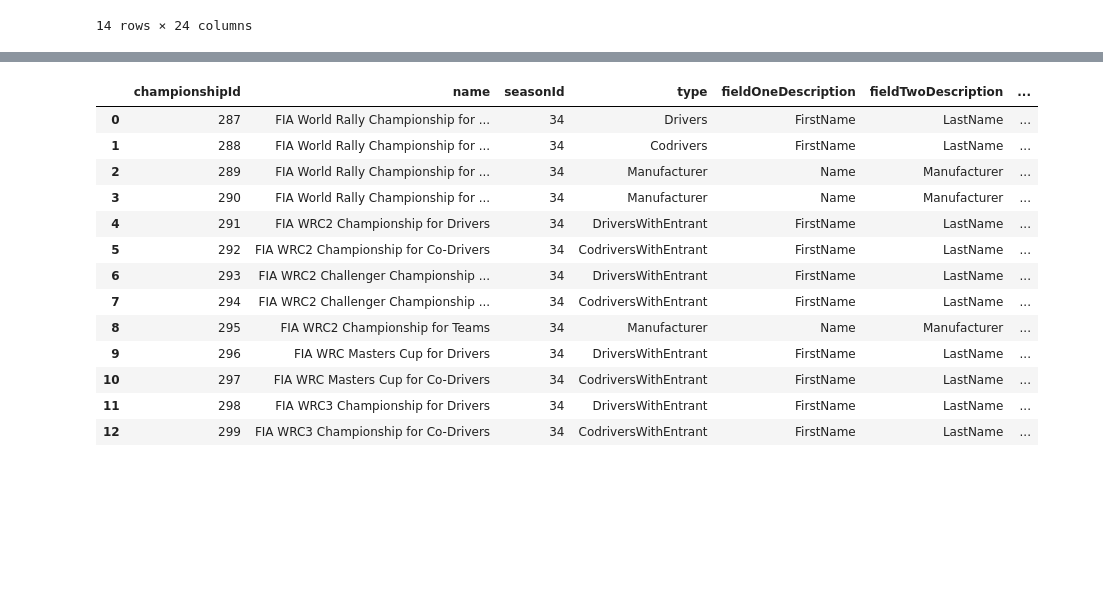
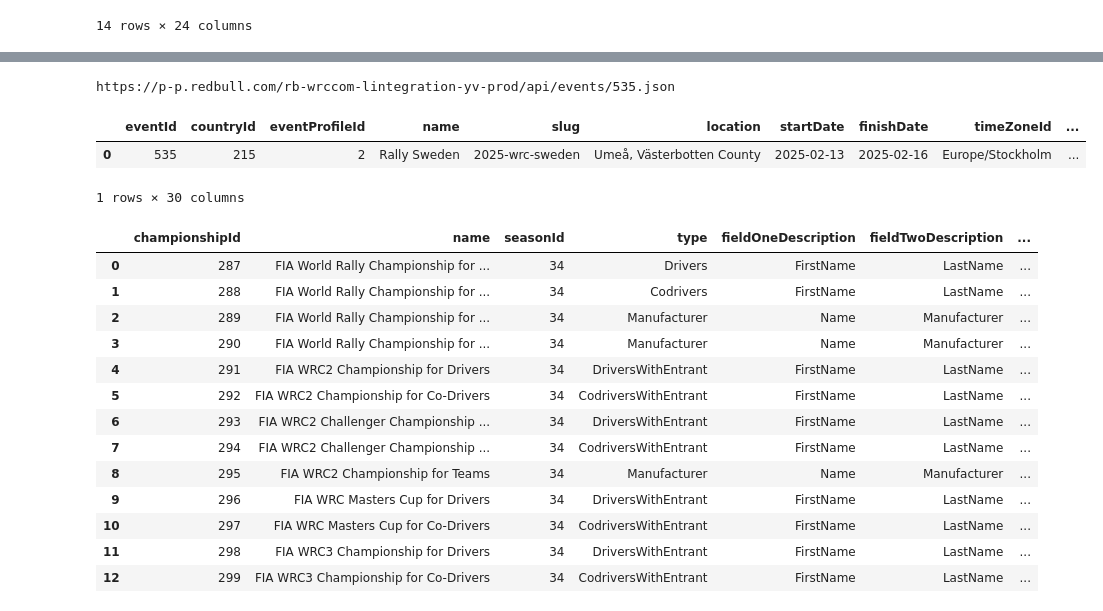
Before and after one commit to RallyDataJunkie/wrc-shinylive, a Jupyter notebook: src/shinyapp/.newRedBullAPI.ipynb, the cells around one changed output, grey strips where cells are left out. Drawn from its saved outputs; the diff is of its cells as text; code cells hidden in the pictures; blank space fills up the shorter version.

```diff
--- a/src/shinyapp/.newRedBullAPI.ipynb
+++ b/src/shinyapp/.newRedBullAPI.ipynb
@@ -815,3 +915,11 @@ INFO:__main__:Updating stage_controls...
+# %%
+eventData_df, eventRallies_df, eventClasses_df = wrc._getEvent()
+eventData_df
+# %% [output]
+https://p-p.redbull.com/rb-wrccom-lintegration-yv-prod/api/events/535.json
+|  | eventId | countryId | eventProfileId | name | slug | location | startDate | finishDate | timeZoneId | ... |
+| 0 | 535 | 215 | 2 | Rally Sweden | 2025-wrc-sweden | Umeå, Västerbotten County | 2025-02-13 | 2025-02-16 | Europe/Stockholm | ... |
+1 rows × 30 columns
 # %%
 wrc.getChampionships()
 # %% [output]
```
Also changed, not shown: parts of 12 cells of this notebook, 1 other file.
